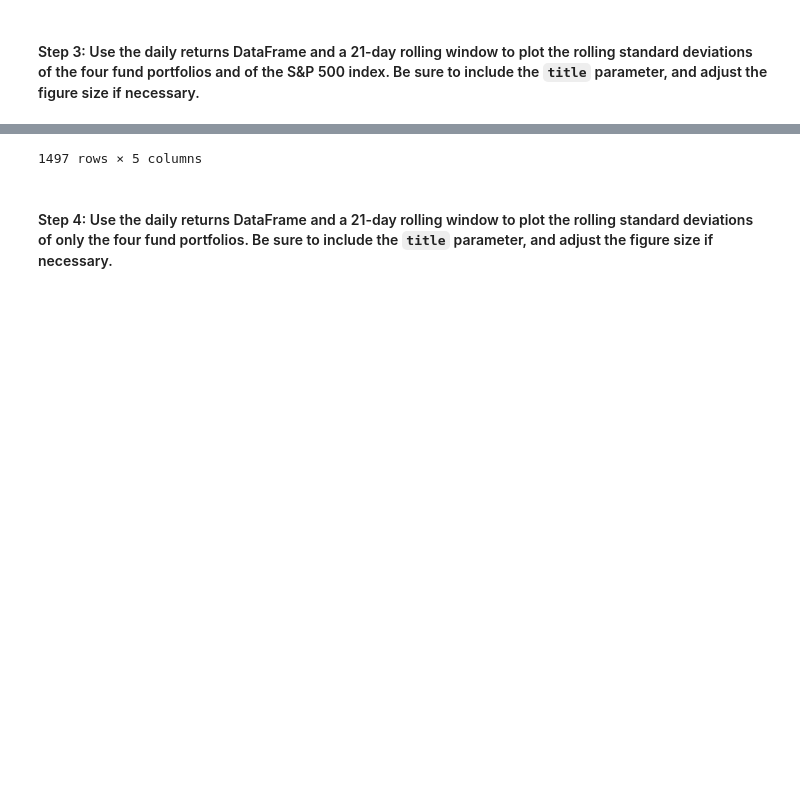
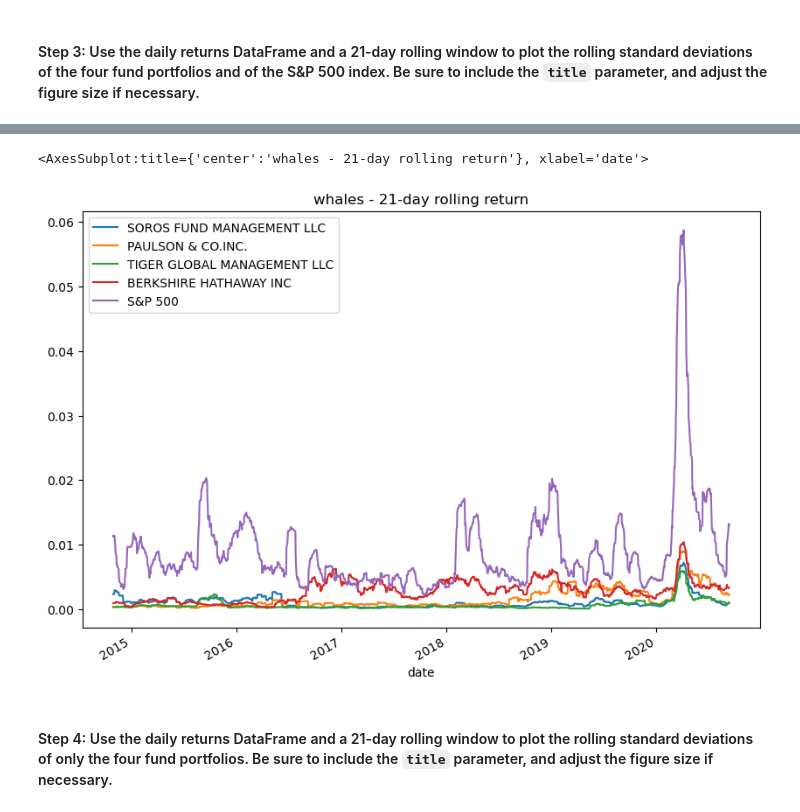
Before and after one commit to mbelld/Module-4-Challenge, a Jupyter notebook: risk_return_analysis.ipynb, the cells around one changed output, grey strips where cells are left out. Cells and saved outputs as stored; diff of their text form; code cells hidden in the pictures; blank space fills up the shorter version.

```diff
--- a/risk_return_analysis.ipynb
+++ b/risk_return_analysis.ipynb
@@ -264,5 +261,6 @@ dtype: float64
 # Using the daily returns DataFrame and a 21-day rolling window,
 # plot the rolling standard deviation of the 4 portfolios and the S&P 500
 # Include a title parameter and adjust the figure size
-daily_returns.rolling(window=21).std()
+daily_returns.rolling(window=21).std().plot(
+    figsize=(10,7), title='whales - 21-day rolling return')
 # %% [output]
@@ -282,4 +267,5 @@ daily_returns.rolling(window=21).std()
-1497 rows × 5 columns
+<AxesSubplot:title={'center':'whales - 21-day rolling return'}, xlabel='date'>
+[figure, added]
 # %% [markdown]
 #### Step 4: Use the daily returns DataFrame and a 21-day rolling window to plot the rolling standard deviations of only the four fund portfolios. Be sure to include the `title` parameter, and adjust the figure size if necessary.
 # %%
```
Also changed, not shown: parts of 28 cells of this notebook.
